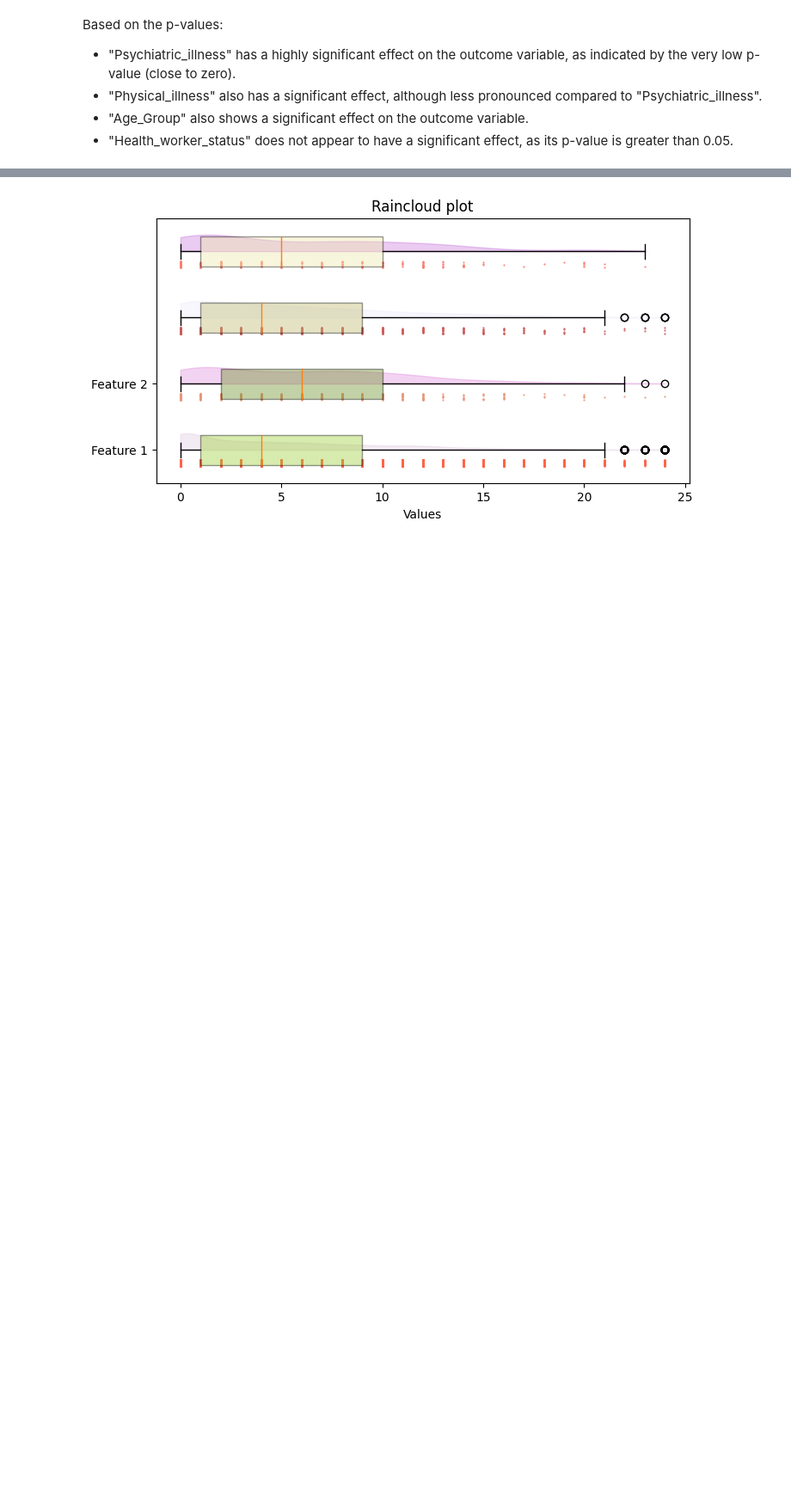
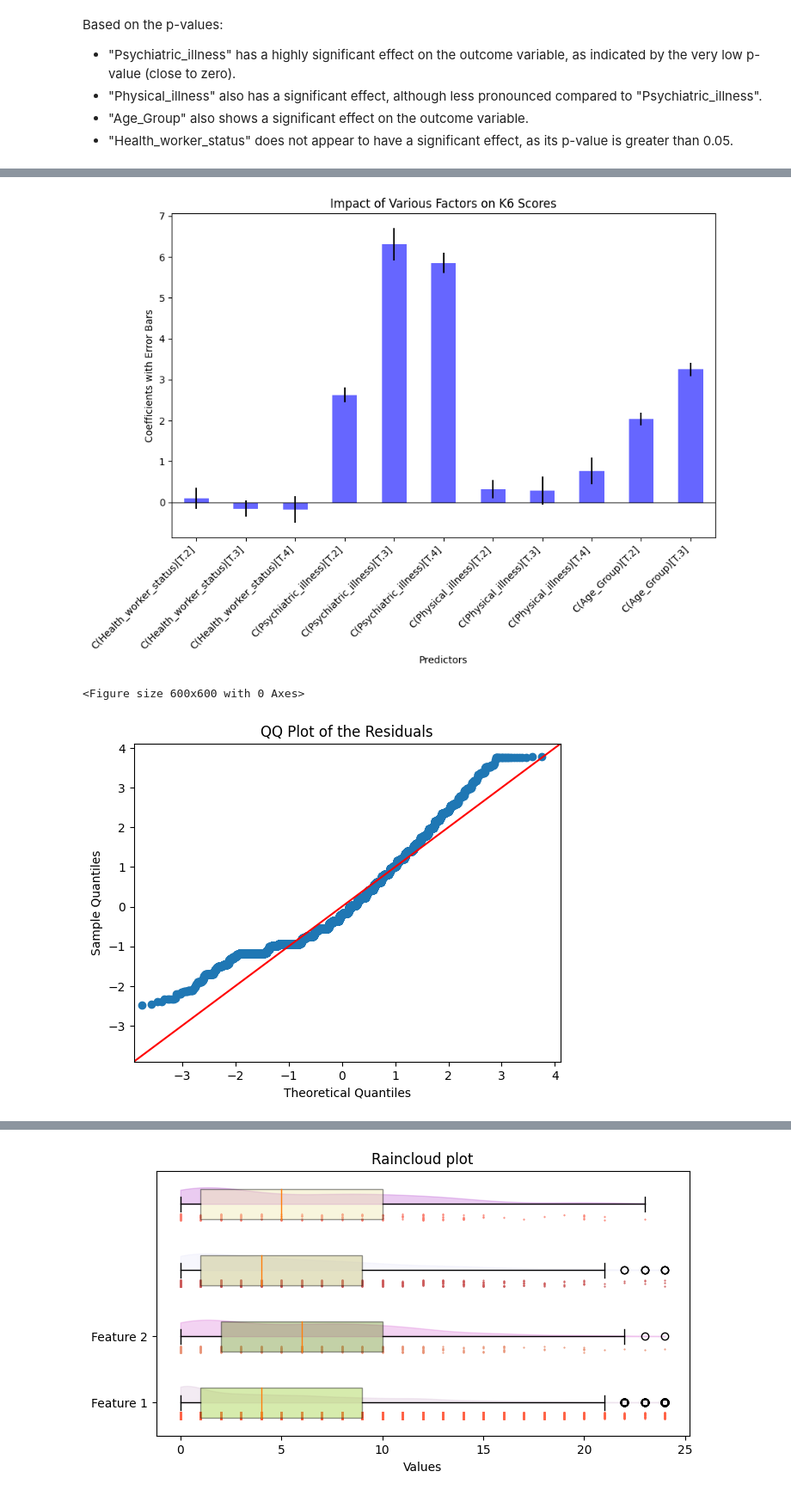
Before and after one commit to Shambhaviiiit/covid-psychological-impact-analysis, a Jupyter notebook: BRSM-Project_yatharth.ipynb, the cells around one changed output, grey strips where cells are left out. Shown at 86% size. Saved outputs shown, nothing was run; the diff lists cells and outputs as text; code cells hidden in the pictures; blank space fills up the shorter version.

```diff
--- a/BRSM-Project_yatharth.ipynb
+++ b/BRSM-Project_yatharth.ipynb
@@ -1737,0 +1916,43 @@ Based on the p-values:
+# %%
+import pandas as pd
+import statsmodels.api as sm
+from statsmodels.formula.api import ols
+import matplotlib.pyplot as plt
+import seaborn as sns
+
+# Assuming df_dataset is already loaded and the model is fitted
+formula = 'K6 ~ C(Health_worker_status) + C(Psychiatric_illness) + C(Physical_illness) + C(Age_Group)'
+model = ols(formula, data=df_dataset).fit()
+
+# Extracting model coefficients for visualization
+coef = model.params[1:]  # exclude intercept
+errors = model.bse[1:]  # standard errors of coefficients
+p_values = model.pvalues[1:]  # p-values of coefficients
+
+# Creating a bar plot for coefficients
+plt.figure(figsize=(10, 6))
+coef.plot(kind='bar', yerr=errors, color='b', alpha=0.6)
+plt.title('Impact of Various Factors on K6 Scores')
+plt.xlabel('Predictors')
+plt.ylabel('Coefficients with Error Bars')
+plt.axhline(0, color='black', linewidth=0.8)  # Line at zero for reference
+plt.xticks(rotation=45, ha='right')
+plt.show()
+
+# QQ plot for residuals
+plt.figure(figsize=(6, 6))
+sm.qqplot(residuals, line='45', fit=True)
+plt.title('QQ Plot of the Residuals')
+plt.show()
+
+# Box plots of K6 by Psychiatric Illness Category
+plt.figure(figsize=(10, 6))
+sns.boxplot(x='Psychiatric_illness', y='K6', data=df_dataset)
+plt.title('Distribution of K6 Scores by Psychiatric Illness Status')
+plt.xlabel('Psychiatric Illness Category')
+plt.ylabel('K6 Scores')
+plt.show()
+# %% [output]
+[figure, added]
+<Figure size 600x600 with 0 Axes>
+[figure, added]
```
Also changed, not shown: parts of 12 cells of this notebook.
